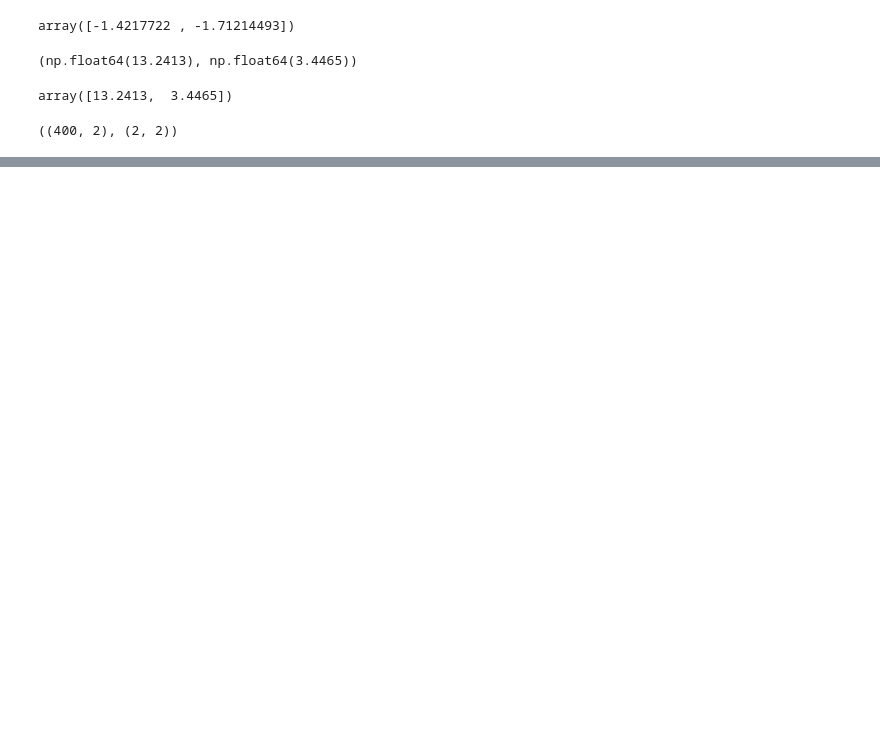
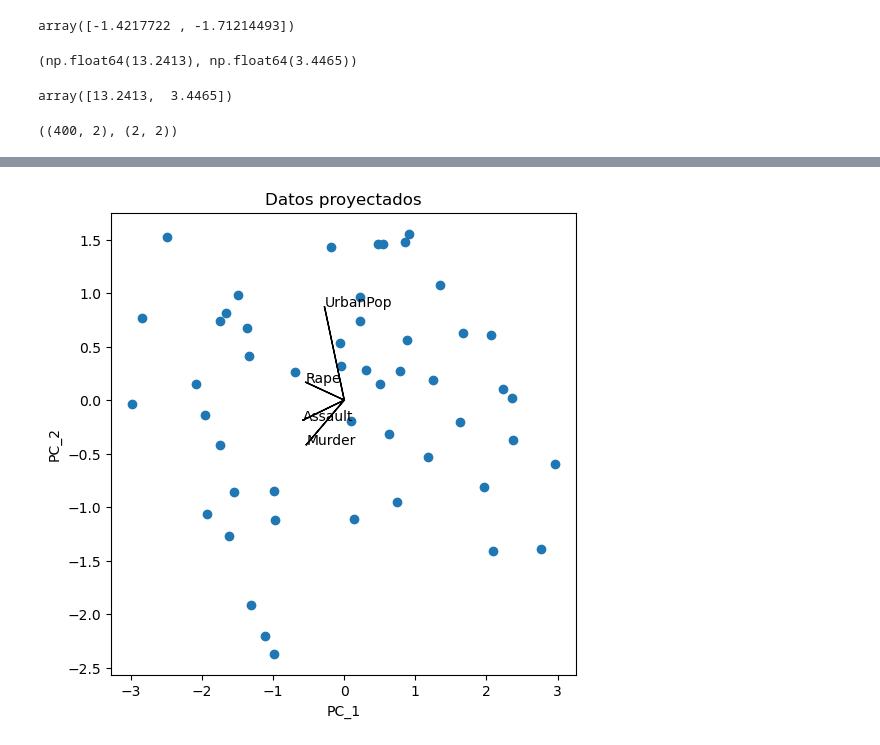
Before and after one commit to Otza02/presentacion-PCA, a Jupyter notebook: presentacion.ipynb, the cells around one changed output, grey strips where cells are left out. Cells and saved outputs as stored; diff of their text form; code cells hidden in the pictures; blank space fills up the shorter version.

```diff
--- a/presentacion.ipynb
+++ b/presentacion.ipynb
@@ -169,0 +194,3 @@ b.shape, vt.shape
+# %%
+df = pd.read_csv("data/USArrests.csv").drop(columns=["rownames"])
+df.head()
@@ -169,0 +247,19 @@ b.shape, vt.shape
+# %%
+_, ax = plt.subplots(figsize=(6,6))
+
+pc1, pc2 = 0, 1
+ax.scatter(scores[:,pc1], scores[:,pc2]);
+
+loadings = vt.T
+for col in range(loadings.shape[1]):
+    ax.arrow(0, 0, loadings[col, pc1], loadings[col, pc2])
+
+    ax.text(loadings[col,pc1],
+            loadings[col,pc2],
+            df.columns[col])
+
+ax.set_xlabel(f"PC_{pc1+1}")
+ax.set_ylabel(f"PC_{pc2+1}")
+ax.set_title("Datos proyectados");
+# %% [output]
+[figure, added]
```
Also changed, not shown: parts of 12 cells of this notebook, 2 other files.
